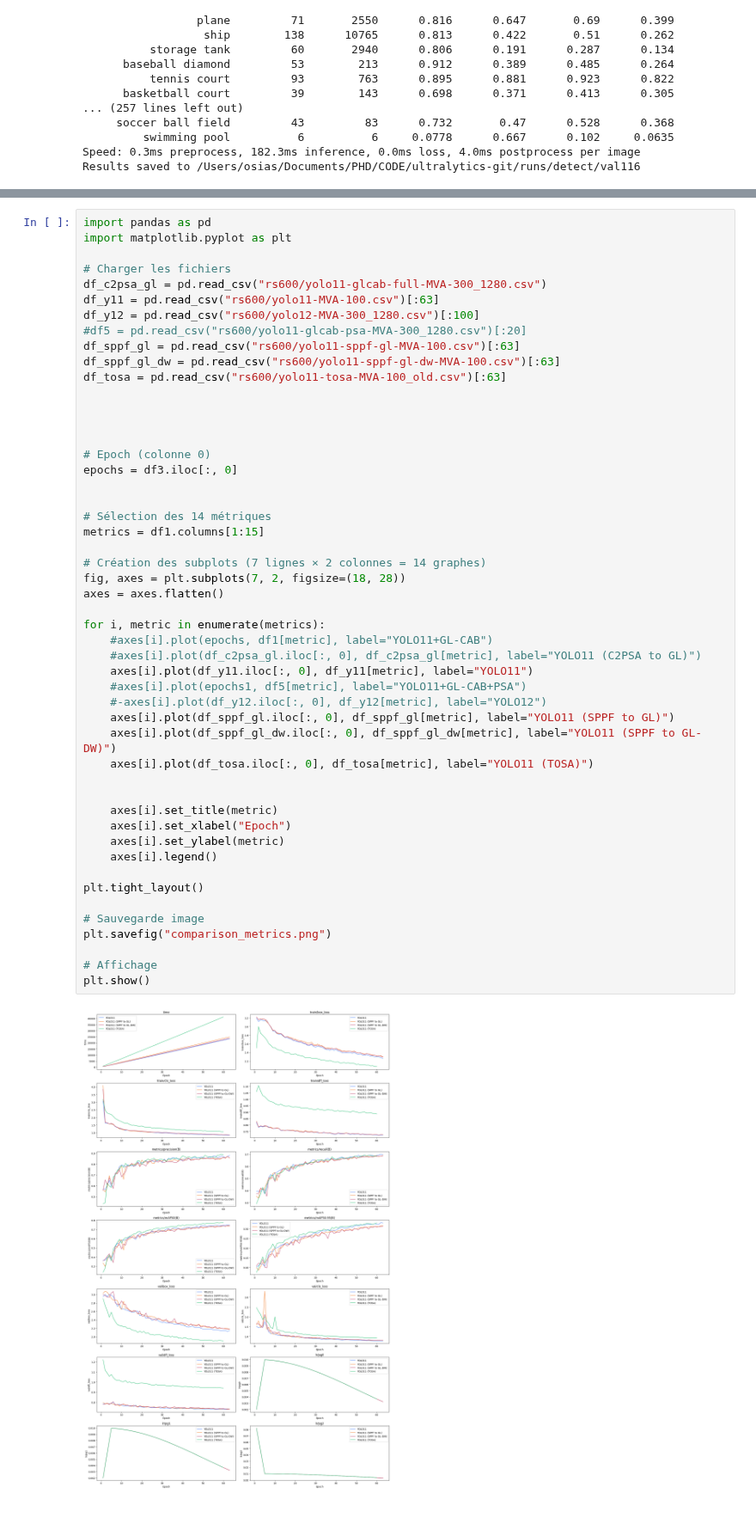
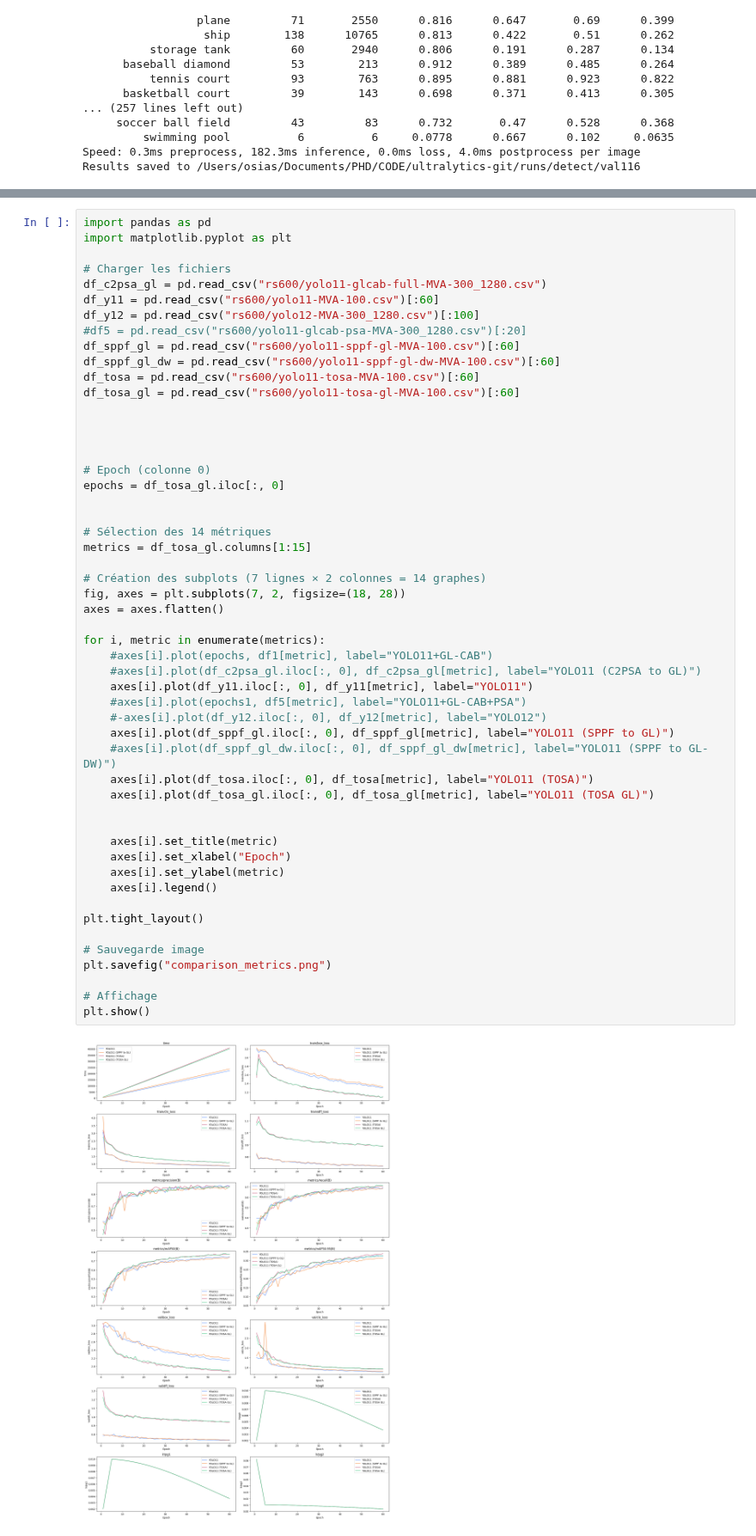
Before and after one commit to osiastossou/gl-yolo, a Jupyter notebook: analyse.ipynb, the cells around one changed output, grey strips where cells are left out. Shown at 86% size. Drawn from its saved outputs; the diff is of its cells as text.

Commit message:
feat: add Tosa GL

```diff
--- a/analyse.ipynb
+++ b/analyse.ipynb
@@ -165,52 +165,54 @@ import matplotlib.pyplot as plt
 
 # Charger les fichiers
 df_c2psa_gl = pd.read_csv("rs600/yolo11-glcab-full-MVA-300_1280.csv")
-df_y11 = pd.read_csv("rs600/yolo11-MVA-100.csv")[:63]
+df_y11 = pd.read_csv("rs600/yolo11-MVA-100.csv")[:60]
 df_y12 = pd.read_csv("rs600/yolo12-MVA-300_1280.csv")[:100]
 #df5 = pd.read_csv("rs600/yolo11-glcab-psa-MVA-300_1280.csv")[:20]
-df_sppf_gl = pd.read_csv("rs600/yolo11-sppf-gl-MVA-100.csv")[:63]
-df_sppf_gl_dw = pd.read_csv("rs600/yolo11-sppf-gl-dw-MVA-100.csv")[:63]
-df_tosa = pd.read_csv("rs600/yolo11-tosa-MVA-100_old.csv")[:63]
+df_sppf_gl = pd.read_csv("rs600/yolo11-sppf-gl-MVA-100.csv")[:60]
+df_sppf_gl_dw = pd.read_csv("rs600/yolo11-sppf-gl-dw-MVA-100.csv")[:60]
+df_tosa = pd.read_csv("rs600/yolo11-tosa-MVA-100.csv")[:60]
+df_tosa_gl = pd.read_csv("rs600/yolo11-tosa-gl-MVA-100.csv")[:60]
 
 
 
 
 # Epoch (colonne 0)
-epochs = df3.iloc[:, 0]
+epochs = df_tosa_gl.iloc[:, 0]
 
 
 # Sélection des 14 métriques
-metrics = df1.columns[1:15]
+metrics = df_tosa_gl.columns[1:15]
 
 # Création des subplots (7 lignes × 2 colonnes = 14 graphes)
 fig, axes = plt.subplots(7, 2, figsize=(18, 28))
 axes = axes.flatten()
 
 for i, metric in enumerate(metrics):
     #axes[i].plot(epochs, df1[metric], label="YOLO11+GL-CAB")
     #axes[i].plot(df_c2psa_gl.iloc[:, 0], df_c2psa_gl[metric], label="YOLO11 (C2PSA to GL)")
     axes[i].plot(df_y11.iloc[:, 0], df_y11[metric], label="YOLO11")
     #axes[i].plot(epochs1, df5[metric], label="YOLO11+GL-CAB+PSA")
     #-axes[i].plot(df_y12.iloc[:, 0], df_y12[metric], label="YOLO12")
     axes[i].plot(df_sppf_gl.iloc[:, 0], df_sppf_gl[metric], label="YOLO11 (SPPF to GL)")
-    axes[i].plot(df_sppf_gl_dw.iloc[:, 0], df_sppf_gl_dw[metric], label="YOLO11 (SPPF to GL-DW)")
+    #axes[i].plot(df_sppf_gl_dw.iloc[:, 0], df_sppf_gl_dw[metric], label="YOLO11 (SPPF to GL-DW)")
     axes[i].plot(df_tosa.iloc[:, 0], df_tosa[metric], label="YOLO11 (TOSA)")
+    axes[i].plot(df_tosa_gl.iloc[:, 0], df_tosa_gl[metric], label="YOLO11 (TOSA GL)")
 
 
     axes[i].set_title(metric)
     axes[i].set_xlabel("Epoch")
     axes[i].set_ylabel(metric)
     axes[i].legend()
 
 plt.tight_layout()
 
 # Sauvegarde image
 plt.savefig("comparison_metrics.png")
 
 # Affichage
 plt.show()
 # %% [output]
-[figure, old version]
+[figure, new version]
 # %%
 import pandas as pd
 
```
Also changed, not shown: parts of 1 cell of this notebook, 2 other files.
